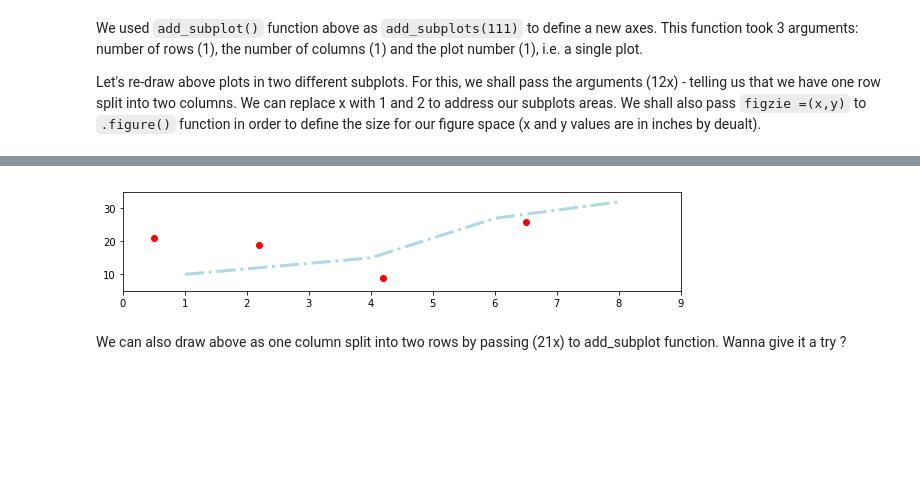
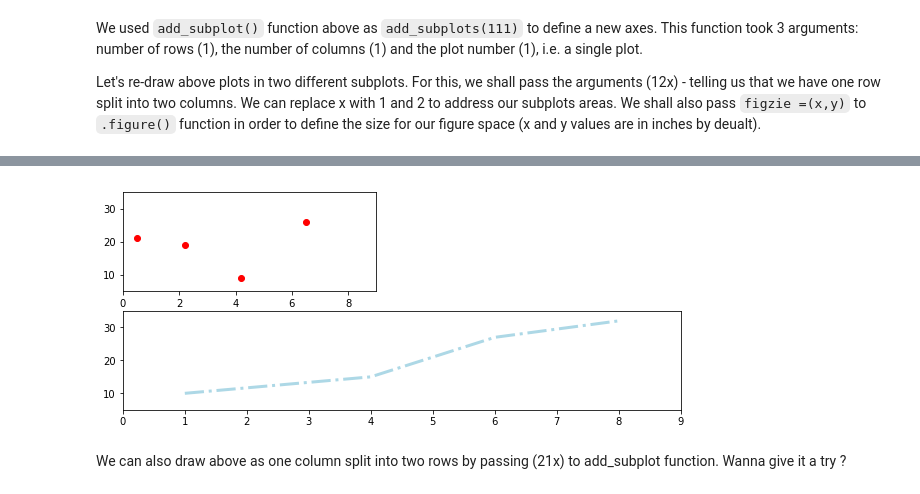
Before and after one commit to dws2515/dsc-0-03-131-customizing-matplotlib-online-ds-sp-000, a Jupyter notebook: index.ipynb, the cells around one changed output, grey strips where cells are left out. Cells and saved outputs as stored; diff of their text form; code cells hidden in the pictures; blank space fills up the shorter version.

```diff
--- a/index.ipynb
+++ b/index.ipynb
@@ -142,7 +142,7 @@ Let's re-draw above plots in two different subplots. For this, we shall pass the
 new_figure = plt.figure(figsize=(10,4))
 
 # Add a subplot to the figure - a new axes
-ax = new_figure.add_subplot(211)
+ax = new_figure.add_subplot(212)
 
 # Add a second subplot to the figure - a new axes
 ax2 = new_figure.add_subplot(221)
@@ -167,4 +165,4 @@ Adding an axes using the same arguments as a previous axes currently reuses the
-[figure, old version]
+[figure, new version]
 # %% [markdown]
 We can also draw above as one column split into two rows by passing (21x) to add_subplot function. Wanna give it a try ?
 # %% [markdown]
```
Also changed, not shown: parts of 1 cell of this notebook.
